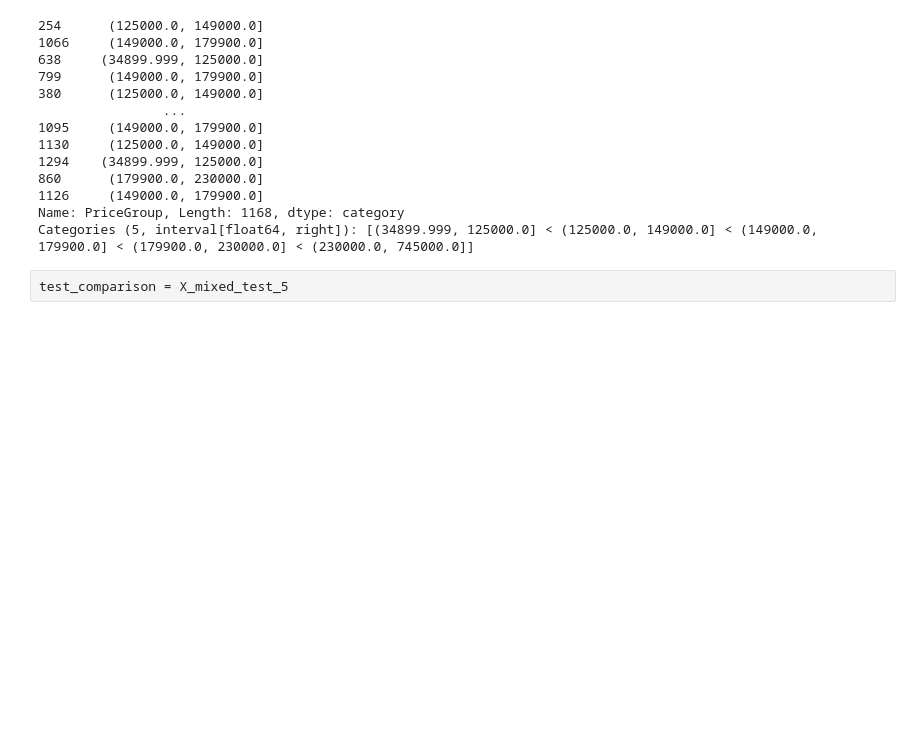
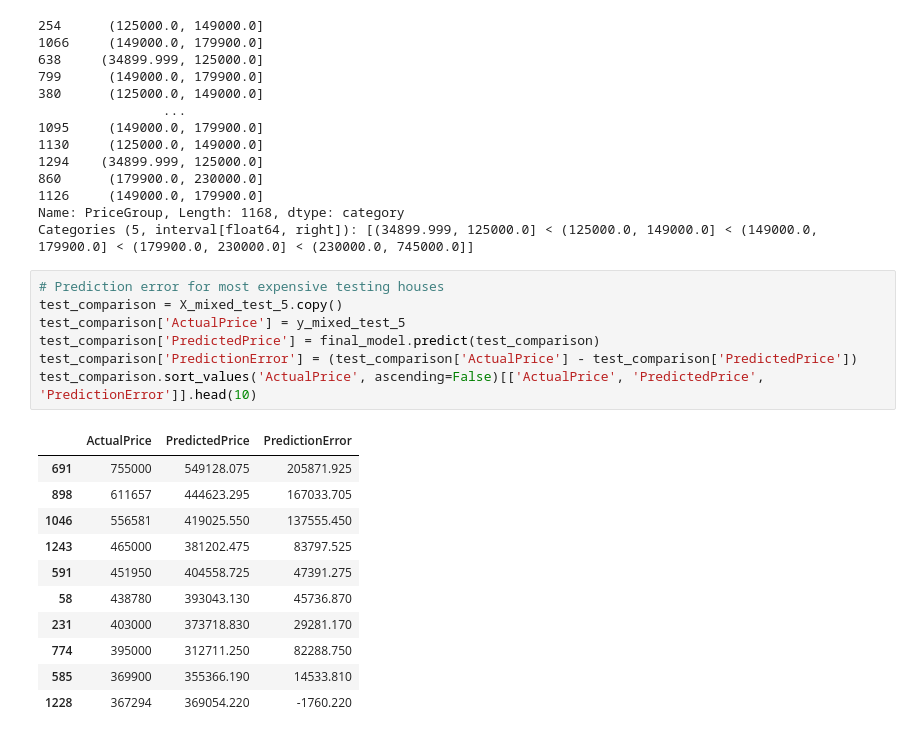
Before and after one commit to kogimurio/house_sales_prediction, a Jupyter notebook: saales_price_predictions.ipynb, the cells around one changed output. Saved outputs shown, nothing was run; the diff lists cells and outputs as text; blank space fills up the shorter version.

```diff
--- a/saales_price_predictions.ipynb
+++ b/saales_price_predictions.ipynb
@@ -4038,4 +4038,21 @@ train_comparison['PriceGroup']
 Name: PriceGroup, Length: 1168, dtype: category
 Categories (5, interval[float64, right]): [(34899.999, 125000.0] < (125000.0, 149000.0] < (149000.0, 179900.0] < (179900.0, 230000.0] < (230000.0, 745000.0]]
 # %%
-test_comparison = X_mixed_test_5
+# Prediction error for most expensive testing houses
+test_comparison = X_mixed_test_5.copy()
+test_comparison['ActualPrice'] = y_mixed_test_5
+test_comparison['PredictedPrice'] = final_model.predict(test_comparison)
+test_comparison['PredictionError'] = (test_comparison['ActualPrice'] - test_comparison['PredictedPrice'])
+test_comparison.sort_values('ActualPrice', ascending=False)[['ActualPrice', 'PredictedPrice', 'PredictionError']].head(10)
+# %% [output]
+|  | ActualPrice | PredictedPrice | PredictionError |
+| 691 | 755000 | 549128.075 | 205871.925 |
+| 898 | 611657 | 444623.295 | 167033.705 |
+| 1046 | 556581 | 419025.550 | 137555.450 |
+| 1243 | 465000 | 381202.475 | 83797.525 |
+| 591 | 451950 | 404558.725 | 47391.275 |
+| 58 | 438780 | 393043.130 | 45736.870 |
+| 231 | 403000 | 373718.830 | 29281.170 |
+| 774 | 395000 | 312711.250 | 82288.750 |
+| 585 | 369900 | 355366.190 | 14533.810 |
+| 1228 | 367294 | 369054.220 | -1760.220 |
```
Also changed, not shown: parts of 10 cells of this notebook.
